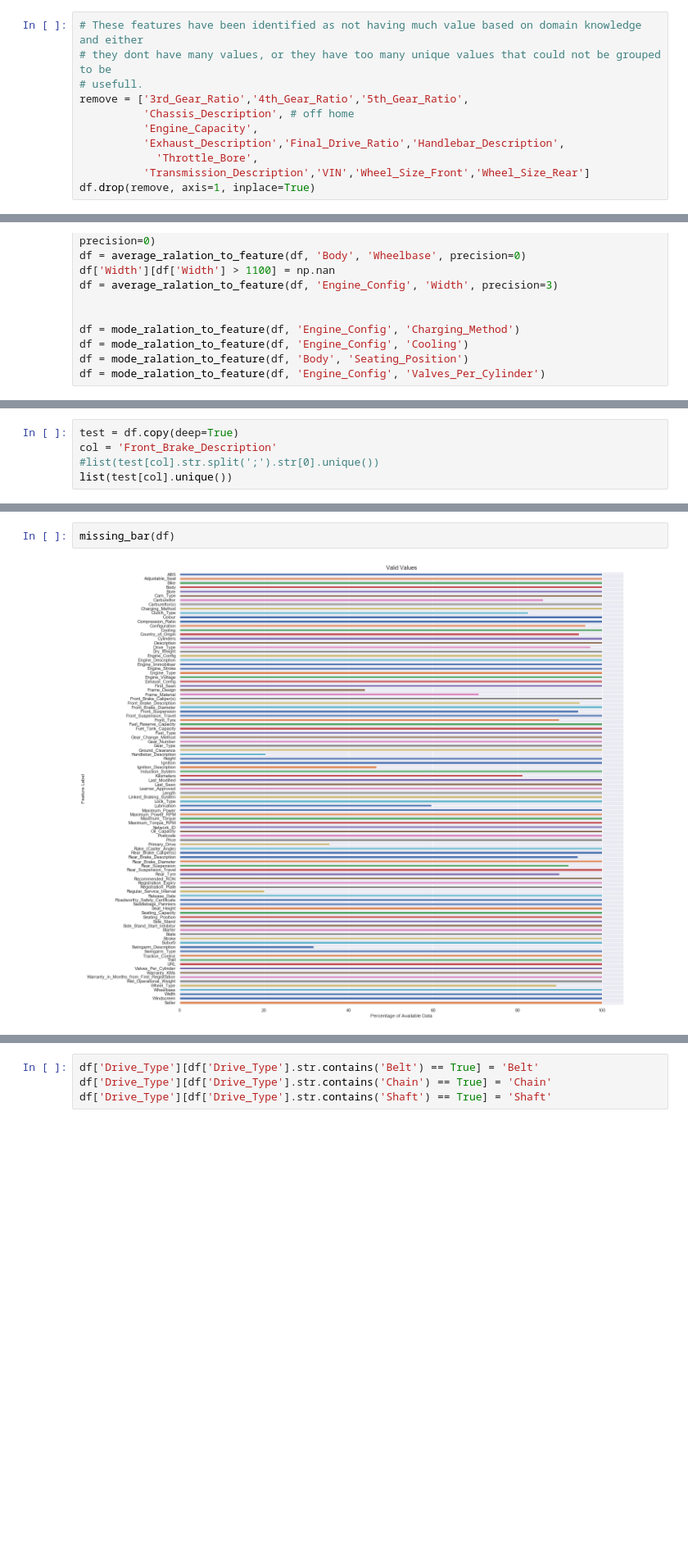
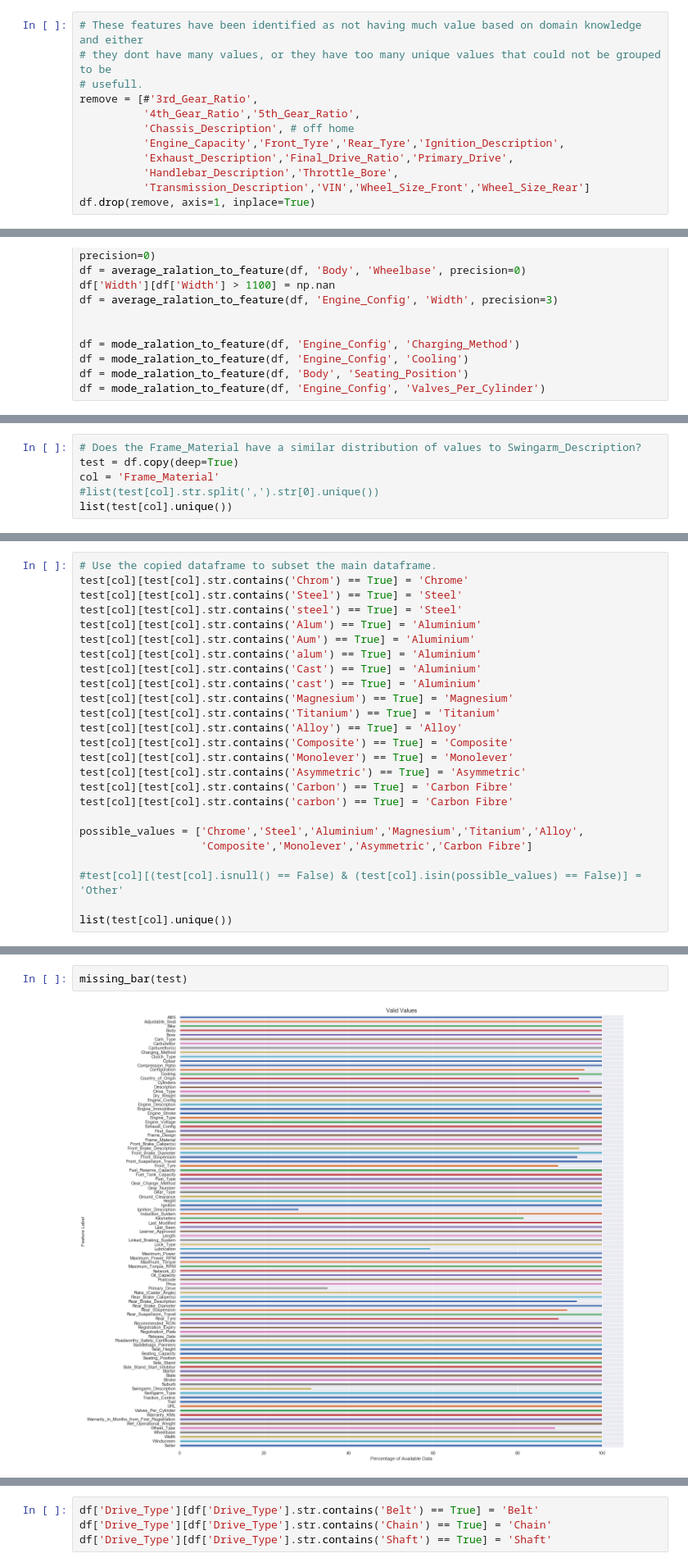
Before and after one commit to beaubellamy/BikeSales, a Jupyter notebook: BikeSales EDA.ipynb, the cells around one changed output, grey strips where cells are left out. Shown at 82% size. Drawn from its saved outputs; the diff is of its cells as text; blank space fills up the shorter version.

```diff
--- a/BikeSales EDA.ipynb
+++ b/BikeSales EDA.ipynb
@@ -680,11 +680,12 @@ Columns after:  113
 # These features have been identified as not having much value based on domain knowledge and either
 # they dont have many values, or they have too many unique values that could not be grouped to be
 # usefull.
-remove = ['3rd_Gear_Ratio','4th_Gear_Ratio','5th_Gear_Ratio',
+remove = [#'3rd_Gear_Ratio',
+          '4th_Gear_Ratio','5th_Gear_Ratio',
           'Chassis_Description', # off home
-          'Engine_Capacity',
-          'Exhaust_Description','Final_Drive_Ratio','Handlebar_Description',
-            'Throttle_Bore',
+          'Engine_Capacity','Front_Tyre','Rear_Tyre','Ignition_Description',
+          'Exhaust_Description','Final_Drive_Ratio','Primary_Drive',
+          'Handlebar_Description','Throttle_Bore',
           'Transmission_Description','VIN','Wheel_Size_Front','Wheel_Size_Rear']
 df.drop(remove, axis=1, inplace=True)
 # %%
@@ -1031,6 +1050,7 @@ group_then_impute = ['Carburettor','Clutch_Type','Configuration','Drive_Type','F
 # %%
+# Does the Frame_Material have a similar distribution of values to Swingarm_Description?
 test = df.copy(deep=True)
-col = 'Front_Brake_Description'
-#list(test[col].str.split(';').str[0].unique())
+col = 'Frame_Material'
+#list(test[col].str.split(',').str[0].unique())
 list(test[col].unique())
 # %% [output]
@@ -1053,0 +1082,25 @@ list(test[col].unique())
+# %%
+# Use the copied dataframe to subset the main dataframe.
+test[col][test[col].str.contains('Chrom') == True] = 'Chrome'
+test[col][test[col].str.contains('Steel') == True] = 'Steel'
+test[col][test[col].str.contains('steel') == True] = 'Steel'
+test[col][test[col].str.contains('Alum') == True] = 'Aluminium'
+test[col][test[col].str.contains('Aum') == True] = 'Aluminium'
+test[col][test[col].str.contains('alum') == True] = 'Aluminium'
+test[col][test[col].str.contains('Cast') == True] = 'Aluminium'
+test[col][test[col].str.contains('cast') == True] = 'Aluminium'
+test[col][test[col].str.contains('Magnesium') == True] = 'Magnesium'
+test[col][test[col].str.contains('Titanium') == True] = 'Titanium'
+test[col][test[col].str.contains('Alloy') == True] = 'Alloy'
+test[col][test[col].str.contains('Composite') == True] = 'Composite'
+test[col][test[col].str.contains('Monolever') == True] = 'Monolever'
+test[col][test[col].str.contains('Asymmetric') == True] = 'Asymmetric'
+test[col][test[col].str.contains('Carbon') == True] = 'Carbon Fibre'
+test[col][test[col].str.contains('carbon') == True] = 'Carbon Fibre'
+
+possible_values = ['Chrome','Steel','Aluminium','Magnesium','Titanium','Alloy',
+                   'Composite','Monolever','Asymmetric','Carbon Fibre']
+
+#test[col][(test[col].isnull() == False) & (test[col].isin(possible_values) == False)] = 'Other'
+
+list(test[col].unique())
@@ -1054,4 +1147,4 @@ list(test[col].unique())
 # %%
-missing_bar(df)
+missing_bar(test)
 # %% [output]
-[figure, old version]
+[figure, new version]
```
Also changed, not shown: parts of 31 cells of this notebook.
